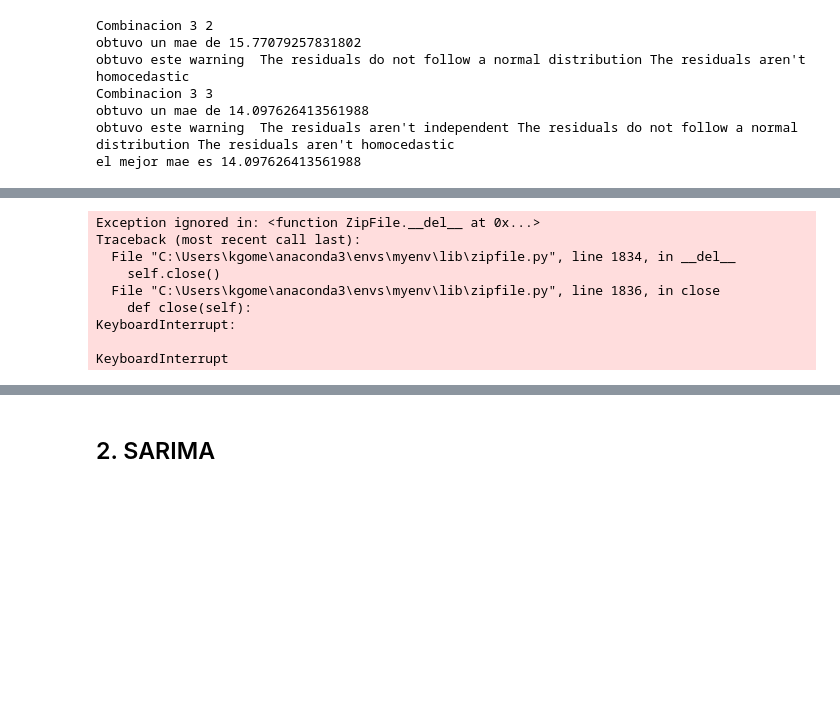
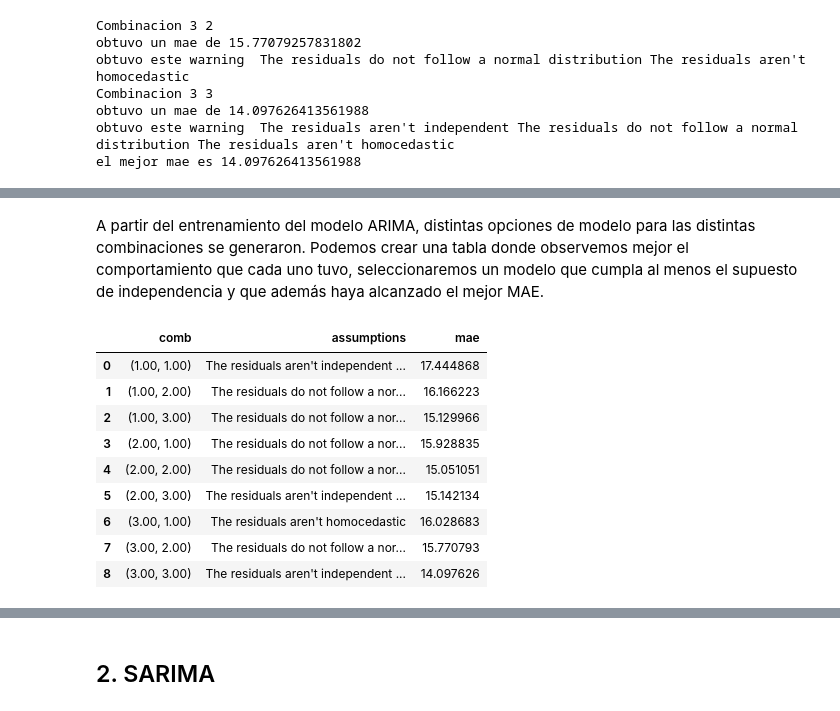
Before and after one commit to Karen22g/tsproject, a Jupyter notebook: mybook/arima.ipynb, the cells around one changed output, grey strips where cells are left out. Drawn from its saved outputs; the diff is of its cells as text; code cells hidden in the pictures; blank space fills up the shorter version.

```diff
--- a/mybook/arima.ipynb
+++ b/mybook/arima.ipynb
@@ -239,24 +213,23 @@ mae_list
-# %%
-#arima con rolling
-val_result = []
-test_result = []
-
-#forecast testing con arima
-tt = pd.concat([train,val]) #unir validación con training
-arima_mode
-l = smtsa.ARIMA(tt, order=(best_p, d, best_q)).fit()
-test_pred = arima_rolling(tt, test, best_p, d, best_q) #pronosticar el testing
-mae_t, mape_t, mse_t, rmse_t, r2_t = errors(test_pred, test) #scores testing
-
-val_result.append(["arima", mape_v, mae_v, mse_v, rmse_v, r2_v, arch_pvalue, jb_pvalue, ljung_box_pvalue, warning])
-test_result.append(["arima", mape_t, mae_t, mse_t, rmse_t, r2_t])
-# %% [output]
-Exception ignored in: <function ZipFile.__del__ at 0x...>
-Traceback (most recent call last):
-  File "C:\Users\kgome\anaconda3\envs\myenv\lib\zipfile.py", line 1834, in __del__
-    self.close()
-  File "C:\Users\kgome\anaconda3\envs\myenv\lib\zipfile.py", line 1836, in close
-    def close(self):
-KeyboardInterrupt:
-
-KeyboardInterrupt
+# %% [markdown]
+A partir del entrenamiento del modelo ARIMA, distintas opciones de modelo para las distintas combinaciones se generaron. Podemos crear una tabla donde observemos mejor el comportamiento que cada uno tuvo, seleccionaremos un modelo que cumpla al menos el supuesto de independencia y que además haya alcanzado el mejor MAE.
+# %%
+combs = []
+for p in range(1,4):
+    for q in range(1,4):
+        combs.append(f"({p:.2f}, {q:.2f})")
+# %%
+arima_results = {'comb': combs, 'assumptions': warnings, 'mae': mae_list}
+arima_results = pd.DataFrame(arima_results)
+# %%
+arima_results
+# %% [output]
+|  | comb | assumptions | mae |
+| 0 | (1.00, 1.00) | The residuals aren't independent ... | 17.444868 |
+| 1 | (1.00, 2.00) | The residuals do not follow a nor... | 16.166223 |
+| 2 | (1.00, 3.00) | The residuals do not follow a nor... | 15.129966 |
+| 3 | (2.00, 1.00) | The residuals do not follow a nor... | 15.928835 |
+| 4 | (2.00, 2.00) | The residuals do not follow a nor... | 15.051051 |
+| 5 | (2.00, 3.00) | The residuals aren't independent ... | 15.142134 |
+| 6 | (3.00, 1.00) | The residuals aren't homocedastic | 16.028683 |
+| 7 | (3.00, 2.00) | The residuals do not follow a nor... | 15.770793 |
+| 8 | (3.00, 3.00) | The residuals aren't independent ... | 14.097626 |
```
Also changed, not shown: parts of 48 cells of this notebook, 3 other files.
